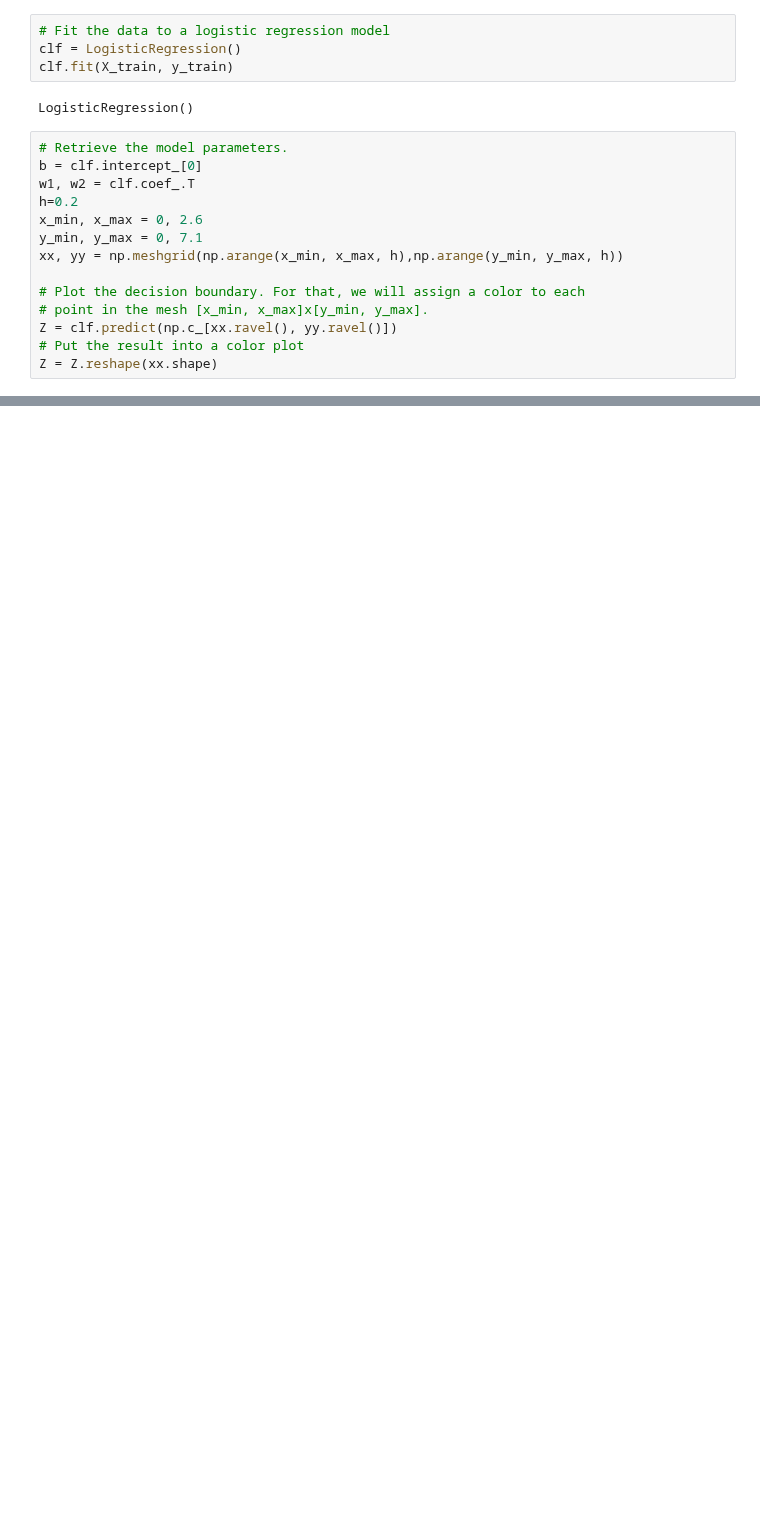
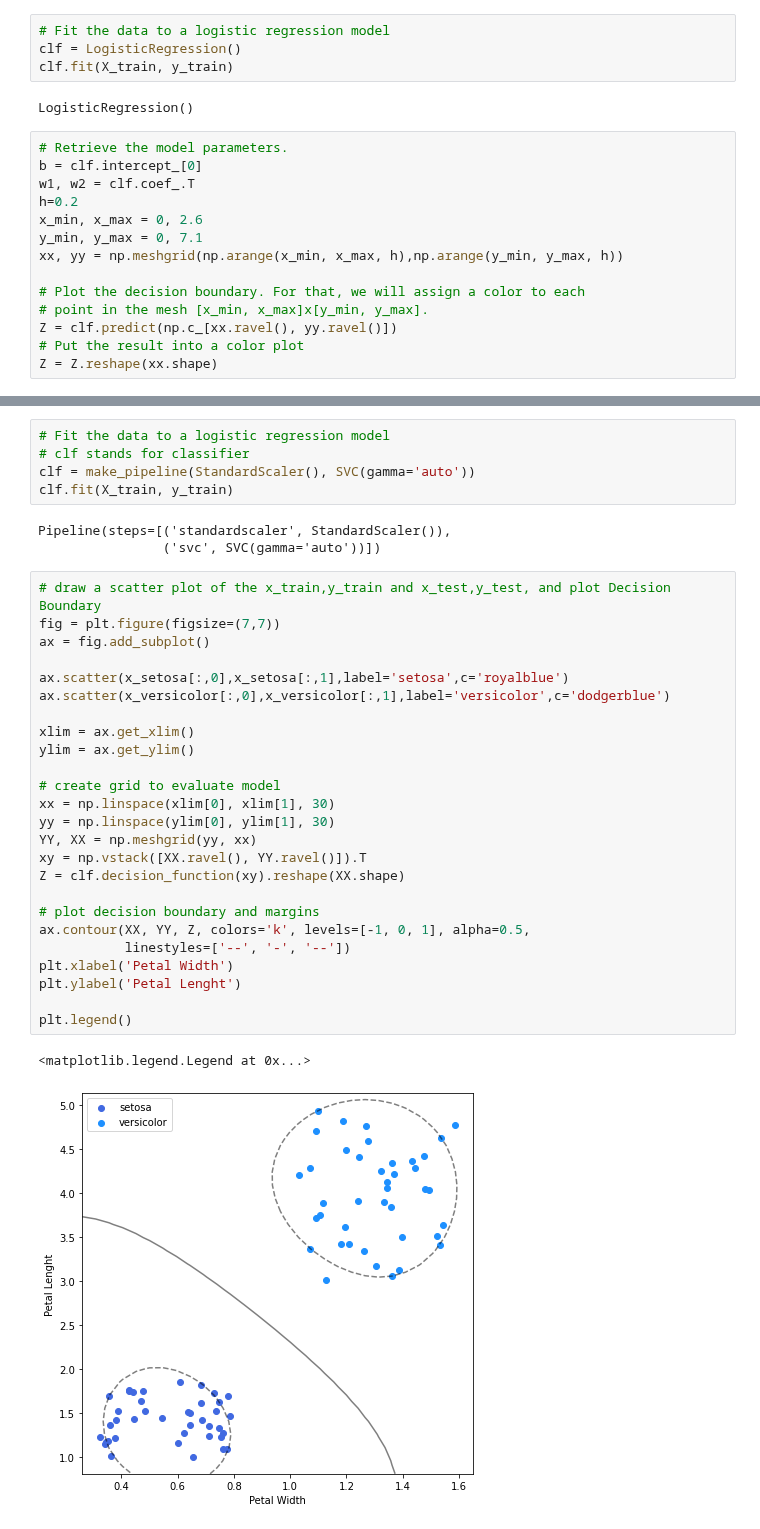
Before and after one commit to Space-Axolotl/Chapter-1, a Jupyter notebook: logistic_regression.ipynb, the cells around one changed output, grey strips where cells are left out. Drawn from its saved outputs; the diff is of its cells as text; blank space fills up the shorter version.

Commit message:
added SVM to logistic regression notebook

```diff
--- a/logistic_regression.ipynb
+++ b/logistic_regression.ipynb
@@ -263,0 +320,36 @@ plt.legend()
+# %%
+# Fit the data to a logistic regression model
+# clf stands for classifier
+clf = make_pipeline(StandardScaler(), SVC(gamma='auto'))
+clf.fit(X_train, y_train)
+# %% [output]
+Pipeline(steps=[('standardscaler', StandardScaler()),
+                ('svc', SVC(gamma='auto'))])
+# %%
+# draw a scatter plot of the x_train,y_train and x_test,y_test, and plot Decision Boundary
+fig = plt.figure(figsize=(7,7))
+ax = fig.add_subplot()
+
+ax.scatter(x_setosa[:,0],x_setosa[:,1],label='setosa',c='royalblue')
+ax.scatter(x_versicolor[:,0],x_versicolor[:,1],label='versicolor',c='dodgerblue')
+
+xlim = ax.get_xlim()
+ylim = ax.get_ylim()
+
+# create grid to evaluate model
+xx = np.linspace(xlim[0], xlim[1], 30)
+yy = np.linspace(ylim[0], ylim[1], 30)
+YY, XX = np.meshgrid(yy, xx)
+xy = np.vstack([XX.ravel(), YY.ravel()]).T
+Z = clf.decision_function(xy).reshape(XX.shape)
+
+# plot decision boundary and margins
+ax.contour(XX, YY, Z, colors='k', levels=[-1, 0, 1], alpha=0.5,
+           linestyles=['--', '-', '--'])
+plt.xlabel('Petal Width')
+plt.ylabel('Petal Lenght')
+
+plt.legend()
+# %% [output]
+<matplotlib.legend.Legend at 0x...>
+[figure, added]
```
Also changed, not shown: parts of 9 cells of this notebook, 1 other file.
